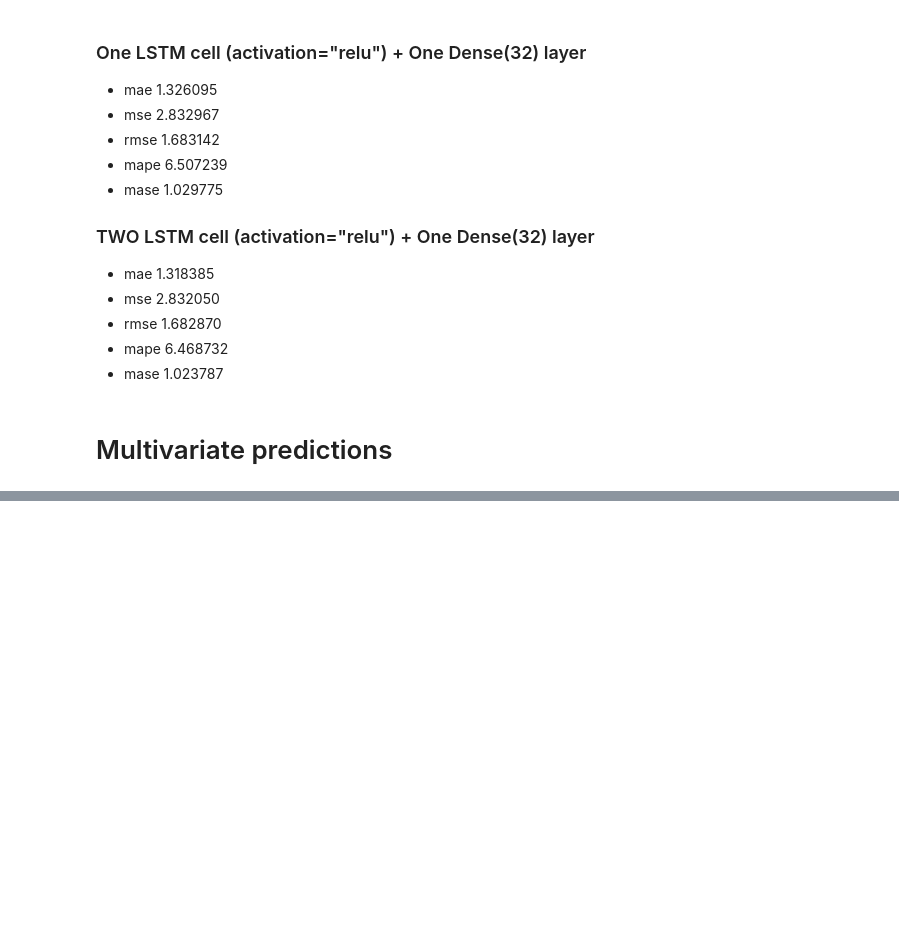
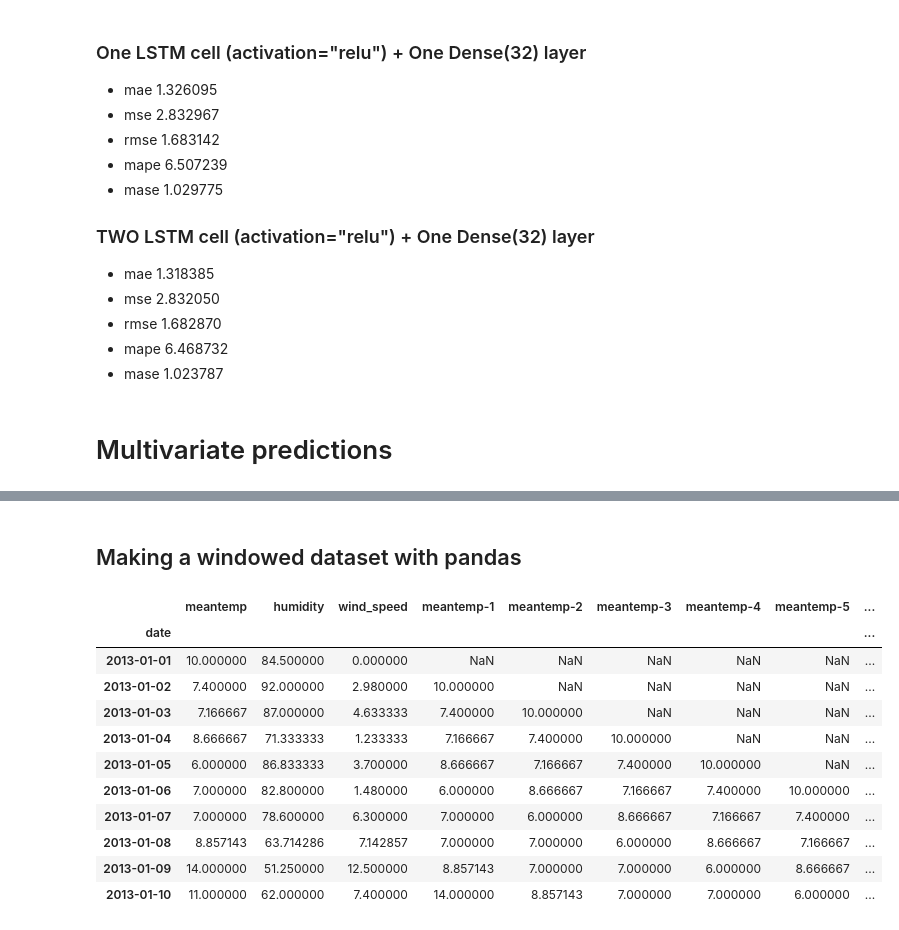
Before and after one commit to alexandre-pinon/voltron, a Jupyter notebook: src/ai/bootstrap.ipynb, the cells around one changed output, grey strips where cells are left out. Drawn from its saved outputs; the diff is of its cells as text; code cells hidden in the pictures; blank space fills up the shorter version.

```diff
--- a/src/ai/bootstrap.ipynb
+++ b/src/ai/bootstrap.ipynb
@@ -1092,0 +1113,2 @@ scaled_train_df.plot(ax=ax, style="-")
+# %%
+df.drop("meanpressure", axis=1, inplace=True)
@@ -1092,0 +1125,26 @@ scaled_train_df.plot(ax=ax, style="-")
+# %% [markdown]
+## Making a windowed dataset with pandas
+# %%
+WINDOW_SIZE = 7
+HORIZON = 1
+# %%
+df_windowed = df.copy()
+
+# Add windowed columns
+for i in range(WINDOW_SIZE):  # Shift values for each step in WINDOW_SIZE
+    df_windowed[f"meantemp{-(i+1)}"] = df_windowed["meantemp"].shift(periods=i +
+                                                                   1)
+df_windowed.head(10)
+# %% [output]
+|  | meantemp | humidity | wind_speed | meantemp-1 | meantemp-2 | meantemp-3 | meantemp-4 | meantemp-5 | ... |
+| date |  |  |  |  |  |  |  |  | ... |
+| 2013-01-01 | 10.000000 | 84.500000 | 0.000000 | NaN | NaN | NaN | NaN | NaN | ... |
+| 2013-01-02 | 7.400000 | 92.000000 | 2.980000 | 10.000000 | NaN | NaN | NaN | NaN | ... |
+| 2013-01-03 | 7.166667 | 87.000000 | 4.633333 | 7.400000 | 10.000000 | NaN | NaN | NaN | ... |
+| 2013-01-04 | 8.666667 | 71.333333 | 1.233333 | 7.166667 | 7.400000 | 10.000000 | NaN | NaN | ... |
+| 2013-01-05 | 6.000000 | 86.833333 | 3.700000 | 8.666667 | 7.166667 | 7.400000 | 10.000000 | NaN | ... |
+| 2013-01-06 | 7.000000 | 82.800000 | 1.480000 | 6.000000 | 8.666667 | 7.166667 | 7.400000 | 10.000000 | ... |
+| 2013-01-07 | 7.000000 | 78.600000 | 6.300000 | 7.000000 | 6.000000 | 8.666667 | 7.166667 | 7.400000 | ... |
+| 2013-01-08 | 8.857143 | 63.714286 | 7.142857 | 7.000000 | 7.000000 | 6.000000 | 8.666667 | 7.166667 | ... |
+| 2013-01-09 | 14.000000 | 51.250000 | 12.500000 | 8.857143 | 7.000000 | 7.000000 | 6.000000 | 8.666667 | ... |
+| 2013-01-10 | 11.000000 | 62.000000 | 7.400000 | 14.000000 | 8.857143 | 7.000000 | 7.000000 | 6.000000 | ... |
```
Also changed, not shown: parts of 9 cells of this notebook, 1 other file.
